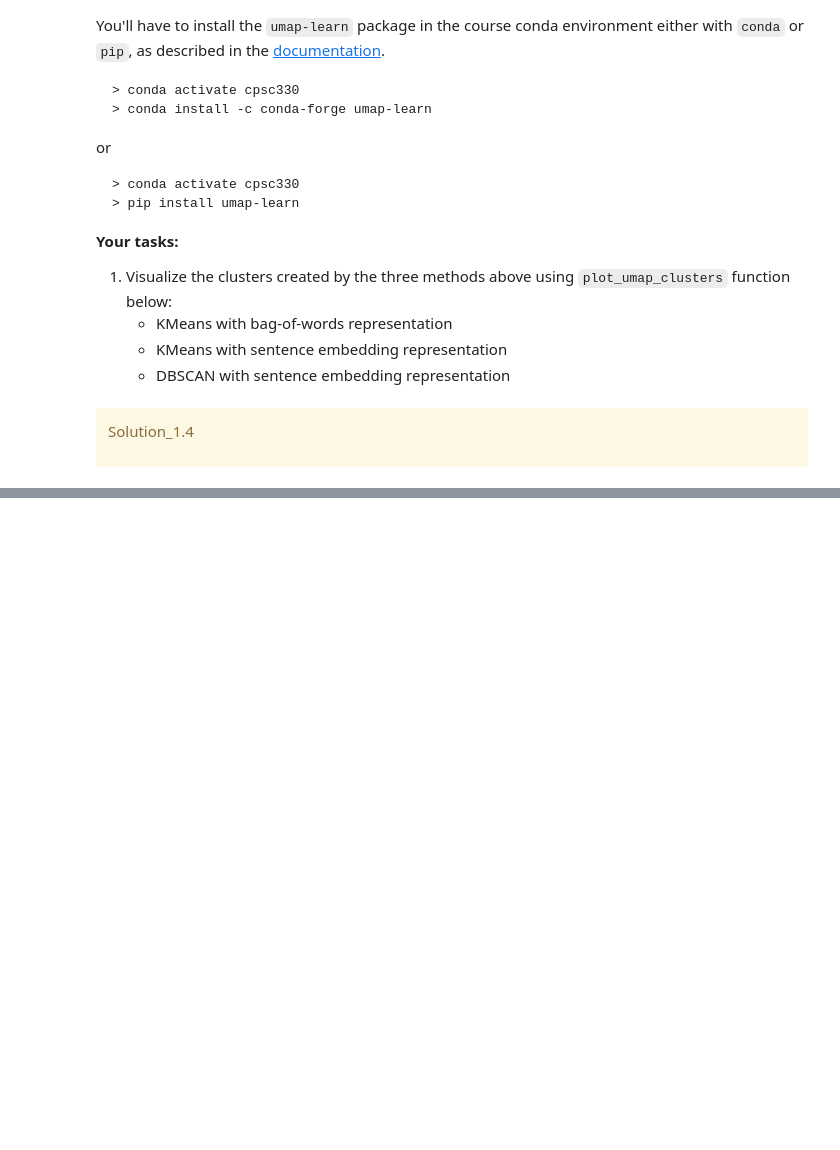
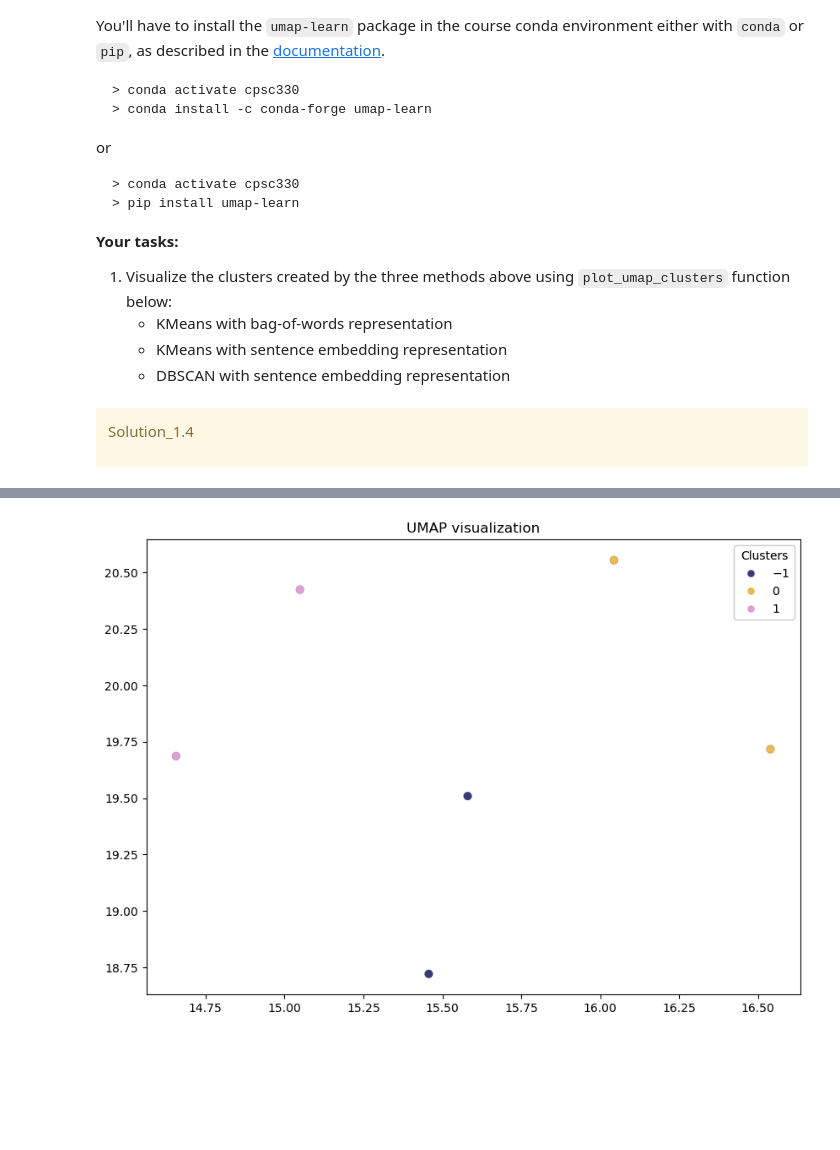
Before and after one commit to madihung/cpsc330, a Jupyter notebook: hw6/hw6.ipynb, the cells around one changed output, grey strips where cells are left out. Cells and saved outputs as stored; diff of their text form; code cells hidden in the pictures; blank space fills up the shorter version.

```diff
--- a/hw6/hw6.ipynb
+++ b/hw6/hw6.ipynb
@@ -363,3 +422,8 @@ Solution_1.4
+# %%
+# KMeans with sentence_transformer representation
+plot_umap_clusters(emb_sents, dbscan_labels)
+# %% [output]
+[figure, added]
 # %% [markdown]
 <!-- END QUESTION -->
 
```
Also changed, not shown: parts of 19 cells of this notebook, 1 other file.
